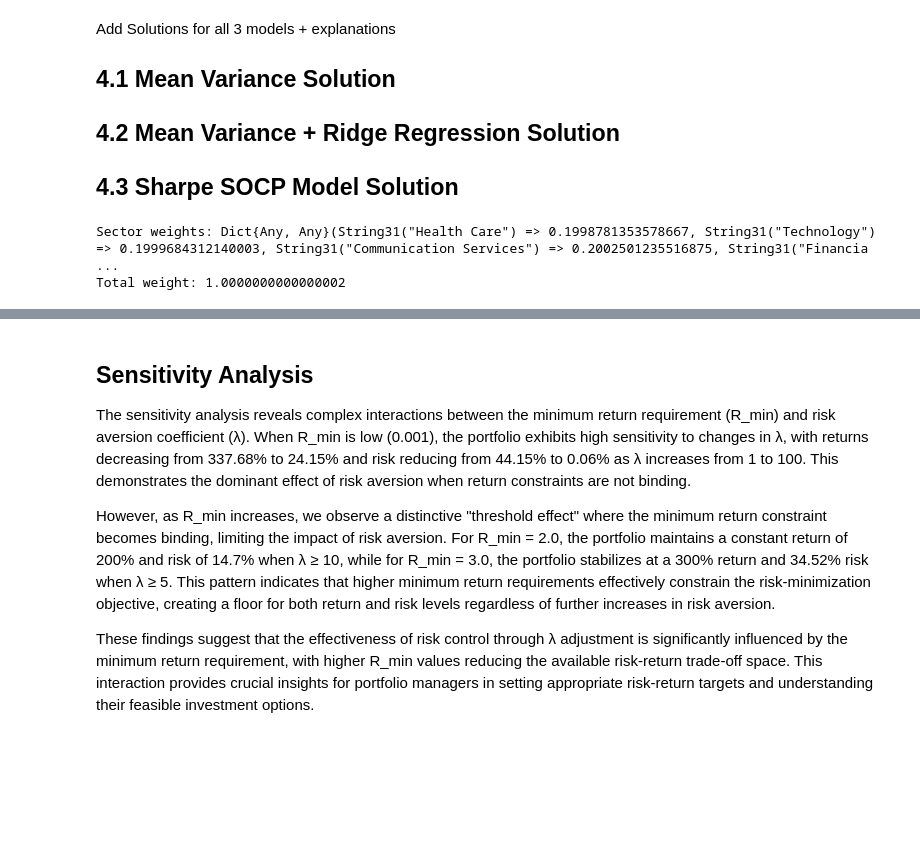
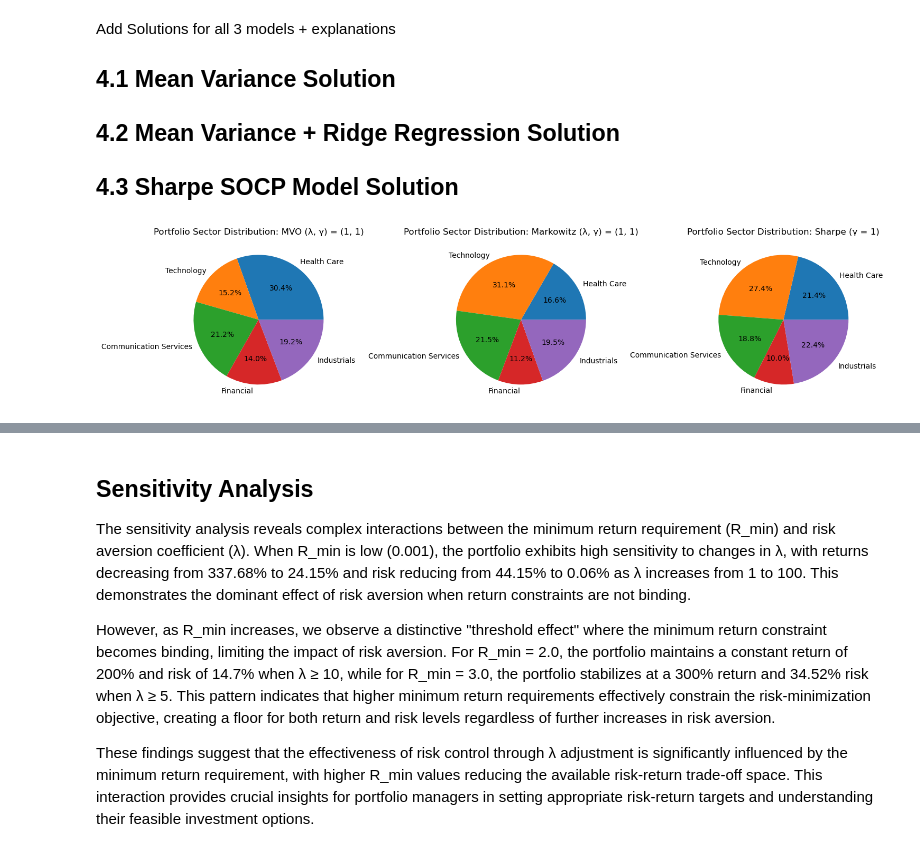
Before and after one commit to VPhilavong/Portfolio-Optimization-Julia, a Jupyter notebook: Project_Portfolio_Optimization.ipynb, the cells around one changed output, grey strips where cells are left out. Saved outputs shown, nothing was run; the diff lists cells and outputs as text; code cells hidden in the pictures; blank space fills up the shorter version.

Commit message:
Generalized functions

```diff
--- a/Project_Portfolio_Optimization.ipynb
+++ b/Project_Portfolio_Optimization.ipynb
@@ -409,26 +450,56 @@ Add Solutions for all 3 models + explanations
 
 ## 4.3 Sharpe SOCP Model Solution
 # %%
-# Calculate total weight for each sector
-sector_weights = Dict()
-for (i, sector) in enumerate(final_df.StockSector)
-    weight = value.(x)[i]
-    # Ensure weights are non-negative and handle very small numbers
-    weight = max(0, weight)
-    if weight > 1e-10  # Only add if weight is significant
-        sector_weights[sector] = get(sector_weights, sector, 0) + weight
+x = 1 # lambda input
+y = 1 # Gamma input
+# Call the functions once and store the results
+mvo_result = MVO(x, y)
+markowitz_result = Markowitz(x, y)
+sharpe_result = Sharpe(y)
+
+# Use the stored results to build the dictionary
+portfolio_results = Dict(
+    :MVO => (weights = mvo_result[1], ret = mvo_result[2], risk = mvo_result[3], sharperatio = mvo_result[4]),
+    :Markowitz => (weights = markowitz_result[1], ret = markowitz_result[2], risk = markowitz_result[3], sharperatio = markowitz_result[4]),
+    :Sharpe => (weights = sharpe_result[1], ret = sharpe_result[2], risk = sharpe_result[3], sharperatio1 = sharpe_result[4])
+)
+
+
+# --- Plotting Sector Weights for Each Model ---
+model_order = [:MVO, :Markowitz, :Sharpe]
+
+# Set up subplots: 1 row, number of models as columns
+num_models = length(model_order)
+fig, axes = subplots(1, num_models, figsize=(15, 6))  # Adjust figsize as needed
+
+# Iterate through the models in the desired order
+for (i, model_key) in enumerate(model_order)
+    result = portfolio_results[model_key]
+
+    # Calculate sector weights for the current model
+    sector_weights = Dict()
+    for (sector, indices) in sector_id
+        total_weight = sum(result.weights[i] for i in indices)
+        sector_weights[sector] = total_weight
     end
+
+    # Plot pie chart on the corresponding subplot
+    ax = axes[i]  # Select the subplot
+    ax.pie(collect(values(sector_weights)),
+           labels=collect(keys(sector_weights)),
+           autopct="%1.1f%%")
+
+    if haskey(result, :sharperatio1)  # Sharpe model does not have λ
+        title_text = "Portfolio Sector Distribution: $model_key (γ = $y)"
+    else
+        title_text = "Portfolio Sector Distribution: $model_key (λ, γ) = ($x, $y)"
+    end
+    ax.set_title(title_text)
+
 end
 
-println("Sector weights: ", sector_weights)
-println("Total weight: ", sum(values(sector_weights)))
-
-figure(figsize=(10, 8))
-pie(collect(values(sector_weights)),
-    labels=collect(keys(sector_weights)),
-    autopct="%1.1f%%")
-title("Portfolio Sector Distribution")
-savefig("sector_allocation.png")
+# Adjust layout to prevent overlap and show the plots
+tight_layout()
+show()
 # %% [output]
-Sector weights: Dict{Any, Any}(String31("Health Care") => 0.1998781353578667, String31("Technology") => 0.1999684312140003, String31("Communication Services") => 0.2002501235516875, String31("Financia ...
-Total weight: 1.0000000000000002
+[figure, added]
```
Also changed, not shown: parts of 24 cells of this notebook, 6 other files.
